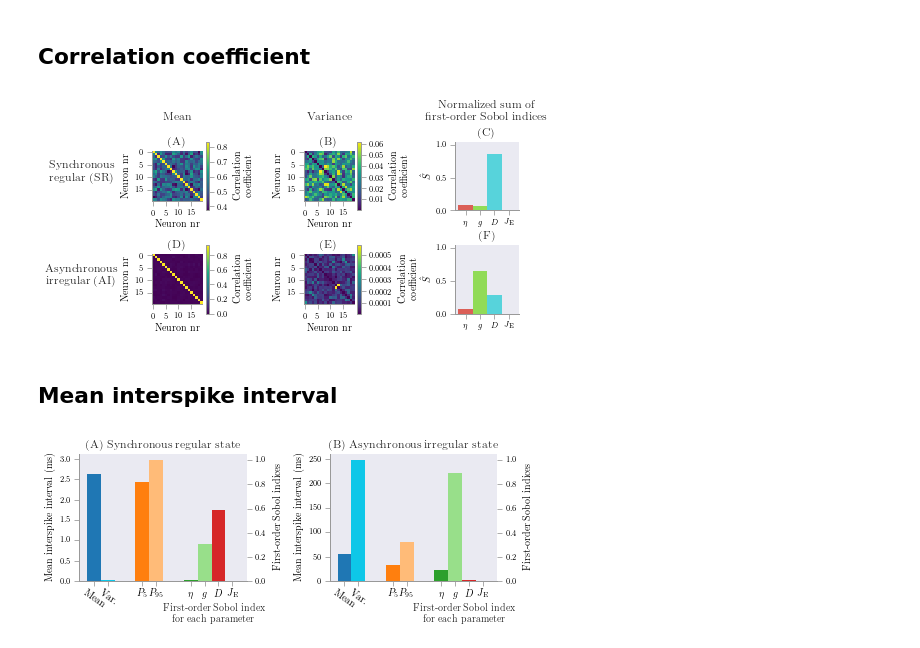
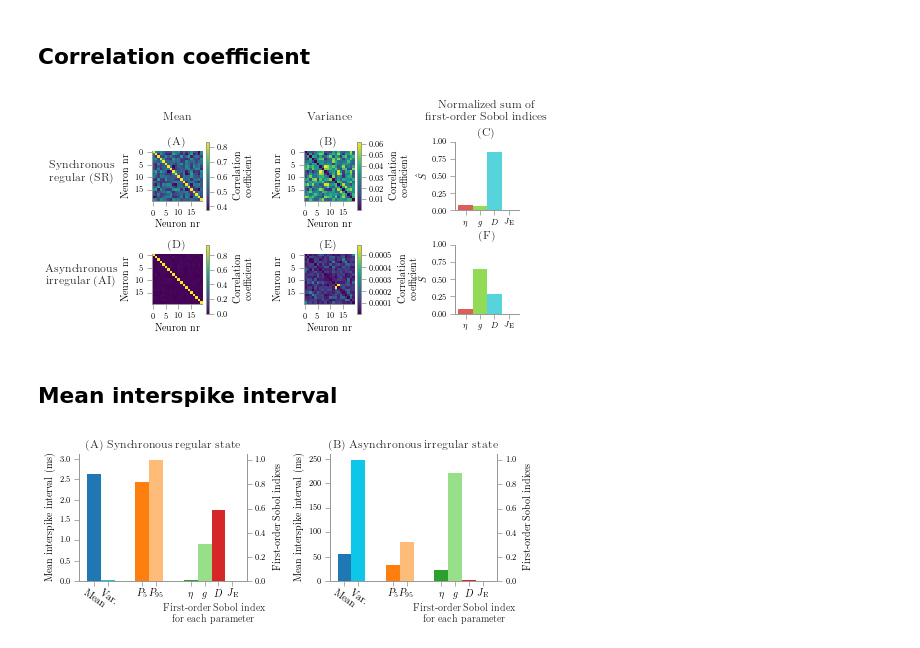
Before and after one commit to simetenn/uncertainpy, a Jupyter notebook: examples/article_plots/figures.ipynb, the cells around one changed output. Cells and saved outputs as stored; diff of their text form; code cells hidden in the pictures.

```diff
--- a/examples/article_plots/figures.ipynb
+++ b/examples/article_plots/figures.ipynb
@@ -15,7 +15,7 @@ labelsize = 10
 titlesize = 12
 fontsize = 8
 ticklabelsize = 8
-linewidth = 1.4
+linewidth = 1
 figsize = (figure_width, figure_width*0.4)
 # %% [markdown]
 ### Utility functions
@@ -274,7 +274,7 @@ for i in range(nr_plots):
                       horizontalalignment="center")
 
 
-    ax.set_ylim([-0.05, 1.05])
+    ax.set_ylim([-0.0, 1.0])
     ax.set_xlim([min(time), max(time)])
     ax.tick_params(labelsize=fontsize)
     ax.set_yticks([0, 0.5, 1])
@@ -487,7 +487,9 @@ grid_y_size = int(np.ceil(nr_plots/float(grid_x_size)))
 
 set_latex_font()
 
-set_style("seaborn-dark")
+style = "seaborn-darkgrid"
+
+set_style(style)
 
 set_latex_font()
 plt.rcParams.update({"axes.titlepad": 8})
@@ -554,13 +556,14 @@ for i in range(0, grid_x_size*grid_y_size):
                   nr_colors=len(interneuron.uncertain_parameters),
                   index=index,
                   ax=ax,
-                  palette="hls")
+                  palette="hls",
+                  style=style)
         #ax.set_xlabels(xlabels)
 
         for tick in ax.get_xticklabels():
             tick.set_rotation(-40)
 
-        ax.set_ylim([0, 1.05])
+        ax.set_ylim([0, 1.])
         ax.set_title("({}) ".format(string.ascii_uppercase[i]) + title, fontsize=titlesize)
         #ax.set_xticklabels(xlabels, fontsize=labelsize)
         ax.tick_params(labelsize=fontsize)
@@ -599,9 +602,9 @@ labels = AI.get_labels("brunel_network")
 xlabel, ylabel, zlabel = labels
 
 
-set_style("seaborn-dark")
+set_style("seaborn-white")
 set_latex_font()
-fig, axes = plt.subplots(ncols=2, figsize=(figure_width, figure_width*0.3))
+fig, axes = plt.subplots(ncols=2, figsize=(figure_width, figure_width*0.4))
 
 
 
@@ -616,7 +619,7 @@ axes[0].set_ylabel("Neuron number", fontsize=fontsize)
 axes[0].set_xlabel(xlabel, fontsize=fontsize)
 axes[0].tick_params(axis="x", which="both", labelcolor="black", labelsize=fontsize)
 axes[0].tick_params(axis="y", which="both", labelcolor="black", labelsize=fontsize)
-#axes[0].set_xlim([time[0], time[-1]])
+axes[0].set_xlim([time[0], time[-1]])
 #axes[0].set_ylim([0, 19])
 
 # Asynchronous irregular state
@@ -627,7 +630,7 @@ axes[1].set_ylabel("Neuron number", fontsize=fontsize)
 axes[1].set_xlabel(xlabel, fontsize=fontsize)
 axes[1].tick_params(axis="x", which="both", labelcolor="black", labelsize=fontsize)
 axes[1].tick_params(axis="y", which="both", labelcolor="black", labelsize=fontsize)
-#axes[1].set_xlim([time[0], time[-1]])
+axes[1].set_xlim([time[0], time[-1]])
 #axes[1].set_ylim([0, 19])
 
 plt.tight_layout()
@@ -676,6 +679,7 @@ sensitivity_AI = AI["corrcoef"].sobol_first_sum
 plt.rcParams.update({"axes.titlepad": 6})
 set_latex_font()
 
+style = "seaborn-darkgrid"
 fig, axes = plt.subplots(ncols=3, nrows=2, figsize=(figure_width, figure_width*0.5))
 plot_2d(fig, axes[0, 0], "(A)", SR, "corrcoef", "mean", unit="Correlation\ncoefficient")
 plot_2d(fig, axes[0, 1], "(B)", SR, "corrcoef", "variance",  unit="Correlation\ncoefficient")
@@ -697,12 +701,12 @@ prettyBar(sensitivity_SR,
           index=index,
           ax=axes[0, 2],
           palette="hls",
-          style="seaborn-dark")
+          style=style)
 
 axes[0, 2].set_title("(C)", fontsize=titlesize)
 axes[0, 2].set_ylabel(r"$\hat{S}$", fontsize=labelsize)
 axes[0, 2].tick_params(labelsize=fontsize)
-axes[0, 2].set_ylim([0, 1.05])
+axes[0, 2].set_ylim([0, 1])
 
 prettyBar(sensitivity_AI,
           xlabels=xlabels,
@@ -710,41 +714,42 @@ prettyBar(sensitivity_AI,
           index=index,
           ax=axes[1, 2],
           palette="hls",
-          style="seaborn-dark")
+          style=style)
 
 axes[1, 2].set_title("(F)", fontsize=titlesize)
 axes[1, 2].set_ylabel(r"$\hat{S}$", fontsize=labelsize)
 axes[1, 2].tick_params(labelsize=fontsize)
-axes[1, 2].set_ylim([0, 1.05])
+axes[1, 2].set_ylim([0, 1])
 
-
-#plt.tight_layout()
-
-#axes[0, 0].annotate("SI", xy=(0, 0), xytext=(-0.75, 0.5), fontsize=titlesize, textcoords="axes fraction")
-#axes[1, 0].annotate("AI", xy=(0, 0), xytext=(-0.75, 0.5), fontsize=titlesize, textcoords="axes fraction")
 
 axes[0, 0].annotate("Synchronous\nregular (SR)",
                     xy=(0, 0), xytext=(-1.4, 0.4),
                     fontsize=titlesize,
                     textcoords="axes fraction",
                     horizontalalignment="center")
 axes[1, 0].annotate("Asynchronous\nirregular (AI)",
                     xy=(0, 0), xytext=(-1.4, 0.4),
                     fontsize=titlesize,
                     textcoords="axes fraction",
                     horizontalalignment="center")
 
 
 axes[0, 0].annotate("Mean", xy=(0, 0), xytext=(0.5, 1.6), fontsize=titlesize, textcoords="axes fraction", horizontalalignment="center")
 axes[0, 1].annotate("Variance", xy=(0, 0), xytext=(0.5, 1.6), fontsize=titlesize, textcoords="axes fraction", horizontalalignment="center")
 axes[0, 1].annotate("Normalized sum of\nfirst-order Sobol indices", xy=(0, 0), xytext=(3.6, 1.6), fontsize=titlesize, textcoords="axes fraction", horizontalalignment="center")
 
+
+axes[0, 0].grid(False)
+axes[0, 1].grid(False)
+axes[1, 0].grid(False)
+axes[1, 1].grid(False)
+
 plt.subplots_adjust(top=0.8, left=0.22, right=0.94, wspace=1.4, hspace=0.5)
 #plt.tight_layout()
 plt.savefig("figures/brunel_corrcoef.eps")
 plt.show()
 # %% [output]
-[figure, old version]
+[figure, new version]
 # %% [markdown]
 ## Mean interspike interval
 # %%
@@ -817,8 +826,9 @@ SR = un.Data("data/brunel_SR.h5")
 AI = un.Data("data/brunel_AI.h5")
 
 set_latex_font()
-set_style("seaborn-dark")
-plt.rcParams.update({"axes.titlepad": 6,"axes.spines.right": True})
+set_style("seaborn-white")
+
+plt.rcParams.update({"axes.titlepad": 6})
 
 fig, axes = plt.subplots(ncols=2, sharey=False,  figsize=figsize)
 
@@ -831,4 +841,4 @@ plt.subplots_adjust(bottom=0.25)
 plt.savefig("figures/brunel_isi.eps")
 plt.show()
 # %% [output]
-[figure, old version]
+[figure, new version]
```
Also changed, not shown: parts of 6 cells of this notebook, 1 other file.
